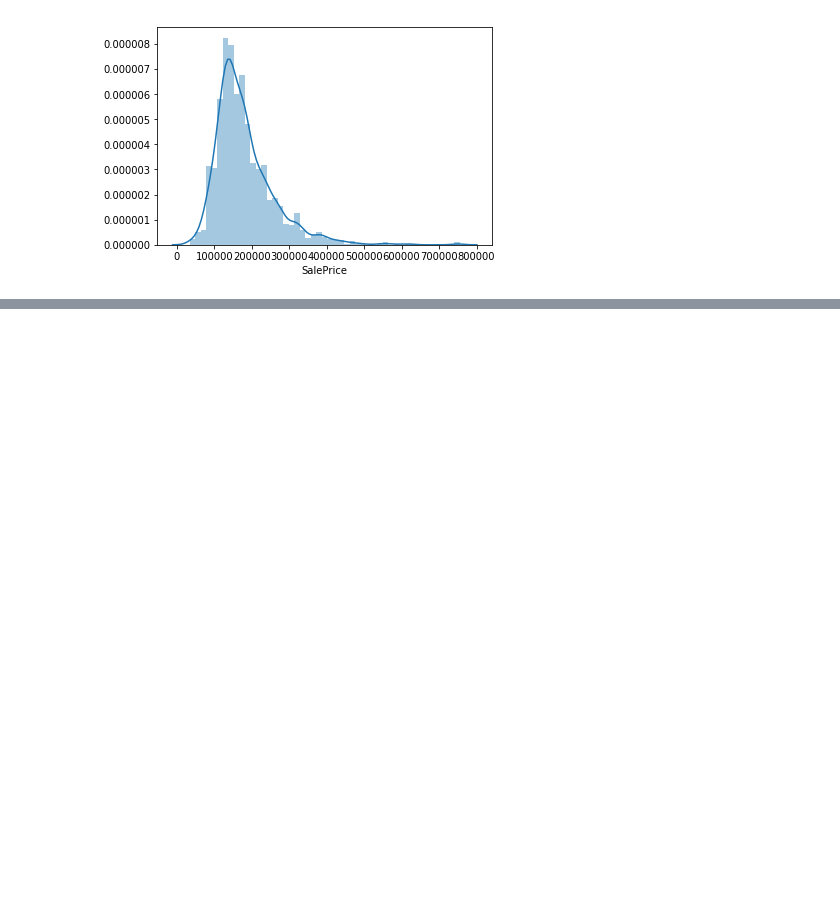
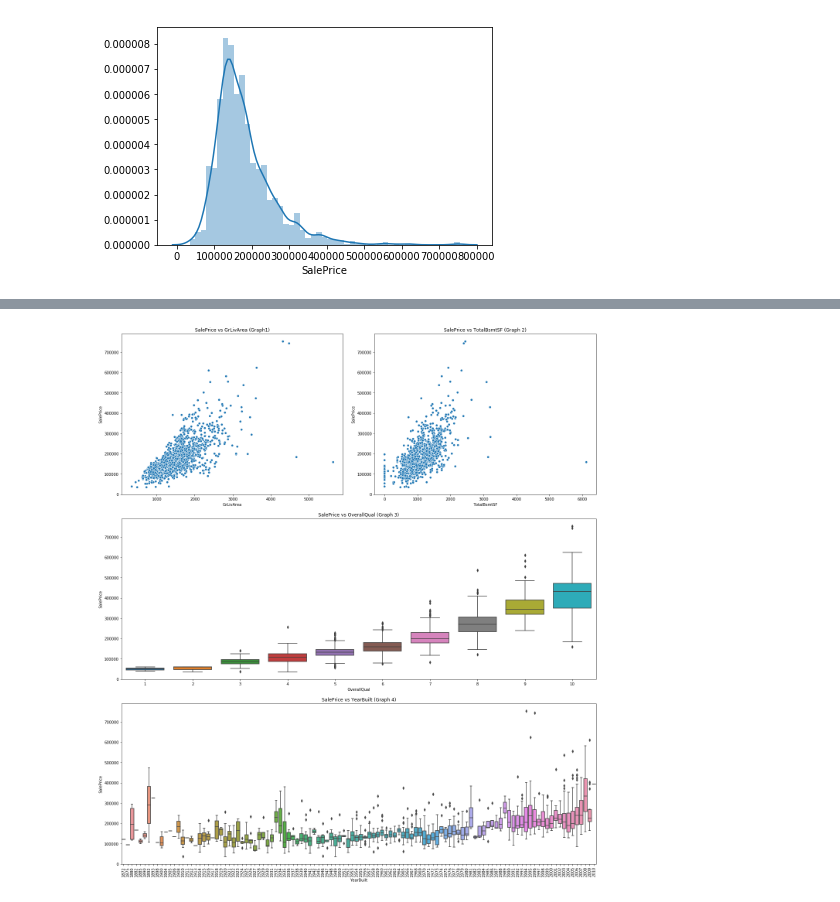
Before and after one commit to sayan31/kaggle-housing-prices-prediction-competition, a Jupyter notebook: housing_prices_predictor_model.ipynb, the cells around one changed output, grey strips where cells are left out. Cells and saved outputs as stored; diff of their text form; code cells hidden in the pictures; blank space fills up the shorter version.

Commit message:
Analyzing relationships between target variable and chosen categorical and continuous variables.

```diff
--- a/housing_prices_predictor_model.ipynb
+++ b/housing_prices_predictor_model.ipynb
@@ -80,0 +88,29 @@ Kurtosis: 6.536282
+# %%
+# Scatter plot of SalePrice vs GrLivArea
+# var='GrLivArea'
+# data=pd.concat([df_train['SalePrice'],df_train[var]],axis=1)
+# data.plot.scatter(x=var, y='SalePrice', ylim=(0,800000));
+figure = plt.figure(constrained_layout=True,figsize=(18,20))
+grid = figure.add_gridspec(3,2)
+
+# Continuous variables vs target variable
+graph1=figure.add_subplot(grid[0,:1])
+graph1.set_title('SalePrice vs GrLivArea (Graph1)')
+sns.scatterplot(df_train.GrLivArea,df_train.SalePrice,ax=graph1)
+
+graph2=figure.add_subplot(grid[0,1:])
+graph2.set_title('SalePrice vs TotalBsmtSF (Graph 2)')
+sns.scatterplot(df_train.TotalBsmtSF,df_train.SalePrice,ax=graph2)
+
+# Categorical variables vs target variable
+graph3=figure.add_subplot(grid[1,:])
+graph3.set_title('SalePrice vs OverallQual (Graph 3)')
+sns.boxplot(df_train.OverallQual,df_train.SalePrice,ax = graph3);
+
+graph4=figure.add_subplot(grid[2,:])
+graph4.set_title('SalePrice vs YearBuilt (Graph 4)')
+boxplot=sns.boxplot(df_train.YearBuilt,df_train.SalePrice,ax = graph4);
+_= boxplot.set_xticklabels(boxplot.get_xticklabels(),rotation=90)
+#type(boxplot)
+# %% [output]
+[figure, added]
```
Also changed, not shown: parts of 1 cell of this notebook.
